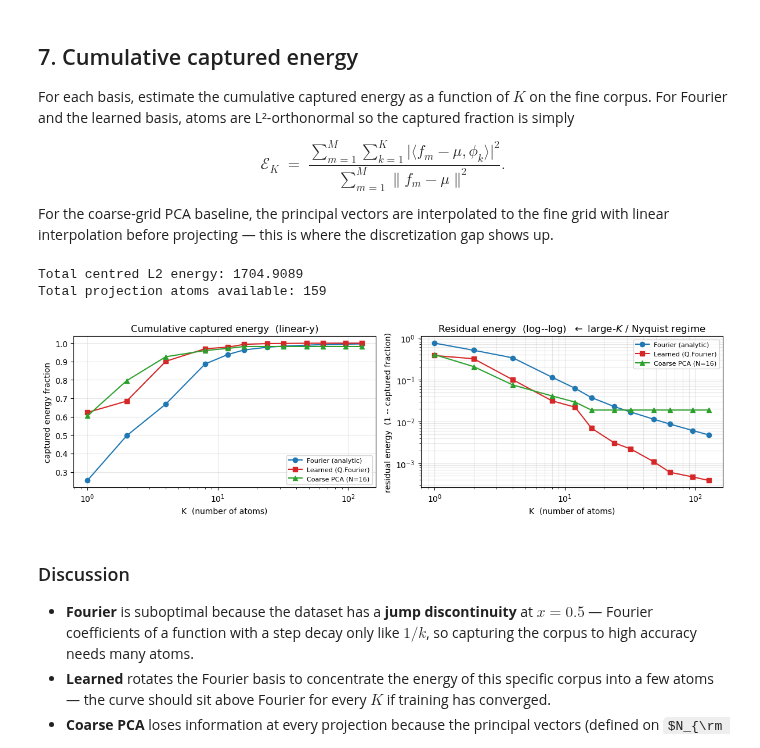
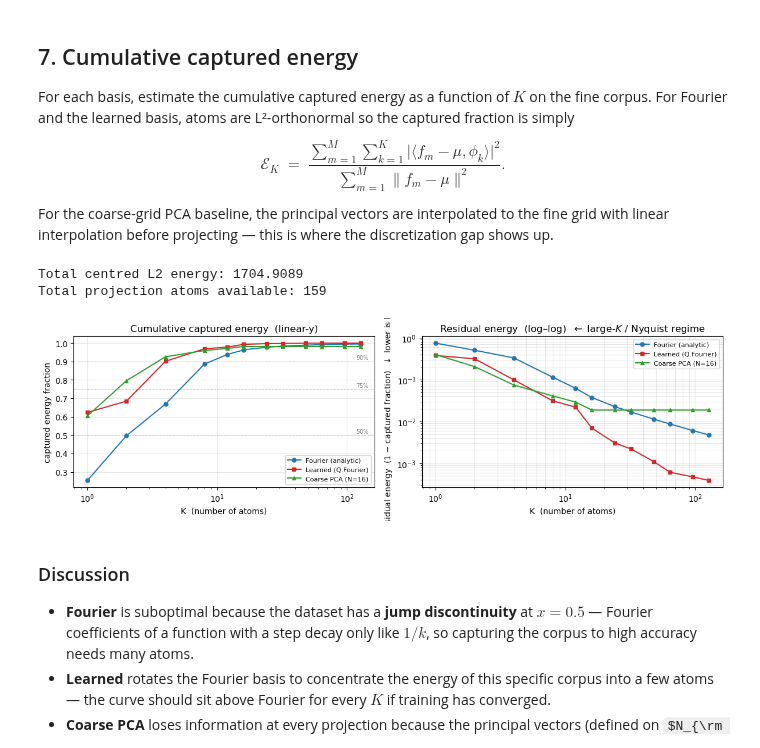
Before and after one commit to HamidrezaKmK/Learning-ONBs, a Jupyter notebook: notebooks/fpca_1d.ipynb, the cells around one changed output. Drawn from its saved outputs; the diff is of its cells as text; code cells hidden in the pictures; some formulas as TeX source.

```diff
--- a/notebooks/fpca_1d.ipynb
+++ b/notebooks/fpca_1d.ipynb
@@ -516,65 +523,45 @@ with torch.no_grad():
 xc_np   = x_coarse.squeeze(-1).numpy()
 xf_np   = x_fine.squeeze(-1).numpy()
 n_pcs   = Vh.shape[0]
 pcs_fine = np.stack(
     [np.interp(xf_np, xc_np, Vh[k].cpu().numpy()) for k in range(n_pcs)], axis=0,
 )  # (n_pcs, N_FINE)
 # Re-normalize each interpolated PC to unit L2 norm on the fine grid.
 pcs_fine_t = torch.from_numpy(pcs_fine).float().to(device)              # (n_pcs, N_FINE)
 pcs_norm_l2 = ((pcs_fine_t ** 2).sum(dim=1) / N).sqrt().clamp(min=1e-12)
 pcs_fine_t = pcs_fine_t / pcs_norm_l2.unsqueeze(-1)
 atoms_PCA = pcs_fine_t.unsqueeze(-1)                                    # (n_pcs, N_FINE, 1)
 # Use the coarse mean (also linear-interpolated) for centering - captures the
 # real discretization gap (training corpus has the wrong mean too).
 mu_coarse_fine = torch.from_numpy(np.interp(xf_np, xc_np, mean_coarse.numpy())).float()
 corpus_for_pca = (corpus_fine.squeeze(-1) - mu_coarse_fine.unsqueeze(0))
 corpus_for_pca = corpus_for_pca.unsqueeze(-1).to(device)                # (M, N_FINE, 1)
 cum_PCA_unc    = captured_curve(atoms_PCA, corpus_for_pca)
 
 # Captured fraction relative to total centred energy.
 ks_avail = list(range(1, indices_proj.shape[0] + 1))
 ks_pcs   = list(range(1, n_pcs + 1))
 def at_k(cum, K, ks):
     K_eff = min(K, ks[-1])
     return cum[K_eff - 1]
 
-frac_F   = [at_k(cum_F,   K, ks_avail) / total_energy for K in K_LIST]
-frac_L   = [at_k(cum_L,   K, ks_avail) / total_energy for K in K_LIST]
-frac_PCA = [at_k(cum_PCA_unc, K, ks_pcs)  / total_energy for K in K_LIST]
+frac_F   = [at_k(cum_F,       K, ks_avail) / total_energy for K in K_LIST]
+frac_L   = [at_k(cum_L,       K, ks_avail) / total_energy for K in K_LIST]
+frac_PCA = [at_k(cum_PCA_unc, K, ks_pcs)   / total_energy for K in K_LIST]
 
-fig, axes = plt.subplots(1, 2, figsize=(12, 3.6))
-
-# ── Left: linear-y captured fraction ────────────────────────────────────────
-ax = axes[0]
-ax.plot(K_LIST, frac_F,   "-o", color="C0", label="Fourier (analytic)")
-ax.plot(K_LIST, frac_L,   "-s", color="C3", label="Learned (Q.Fourier)")
-ax.plot(K_LIST, frac_PCA, "-^", color="C2", label=f"Coarse PCA (N={N_COARSE})")
-ax.set_xscale("log"); ax.set_xlabel("K  (number of atoms)")
-ax.set_ylabel("captured energy fraction")
-ax.set_title("Cumulative captured energy  (linear-y)")
-ax.grid(alpha=0.3); ax.legend(fontsize=8)
-
-# ── Right: log–log residual  1 − fraction (resolves near-Nyquist behaviour) ─
-ax = axes[1]
-eps = 1e-9
-res_F   = [max(1.0 - v, eps) for v in frac_F]
-res_L   = [max(1.0 - v, eps) for v in frac_L]
-res_PCA = [max(1.0 - v, eps) for v in frac_PCA]
-ax.plot(K_LIST, res_F,   "-o", color="C0", label="Fourier (analytic)")
-ax.plot(K_LIST, res_L,   "-s", color="C3", label="Learned (Q.Fourier)")
-ax.plot(K_LIST, res_PCA, "-^", color="C2", label=f"Coarse PCA (N={N_COARSE})")
-ax.set_xscale("log"); ax.set_yscale("log")
-ax.set_xlabel("K  (number of atoms)")
-ax.set_ylabel("residual energy  (1 -- captured fraction)")
-ax.set_title(r"Residual energy  (log--log)  $\leftarrow$ large-$K$ / Nyquist regime")
-ax.grid(alpha=0.3, which='both'); ax.legend(fontsize=8)
-
+fig, _ = plot_spectral_compactness(
+    [
+        dict(label="Fourier (analytic)",         xs=K_LIST, mean=frac_F,   color="C0", marker='o'),
+        dict(label="Learned (Q.Fourier)",        xs=K_LIST, mean=frac_L,   color="C3", marker='s'),
+        dict(label=f"Coarse PCA (N={N_COARSE})", xs=K_LIST, mean=frac_PCA, color="C2", marker='^'),
+    ],
+    xlabel="K  (number of atoms)",
+)
 plt.tight_layout(); plt.show()
-# TODO: add the explained variances
 # %% [output]
 Total centred L2 energy: 1704.9089
 Total projection atoms available: 159
-[figure, old version]
+[figure, new version]
 # %% [markdown]
 ### Discussion
 
```
Also changed, not shown: parts of 4 cells of this notebook, 4 other files.
